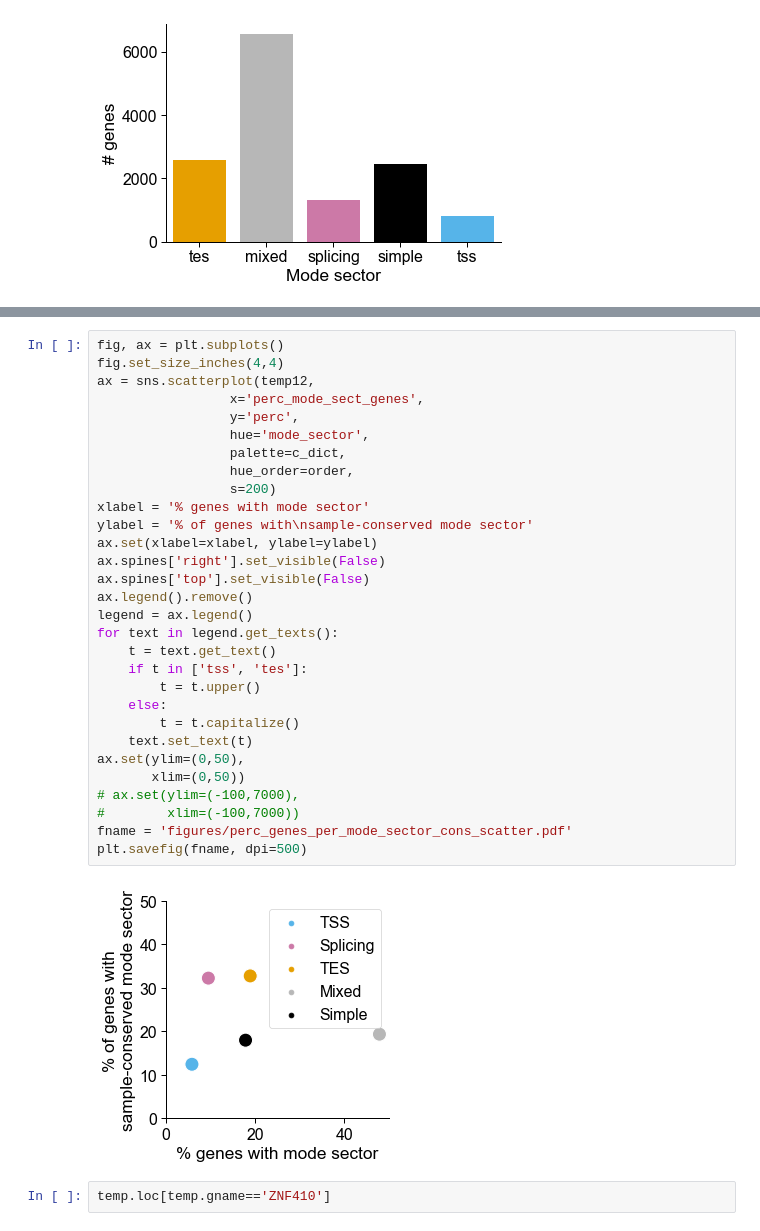
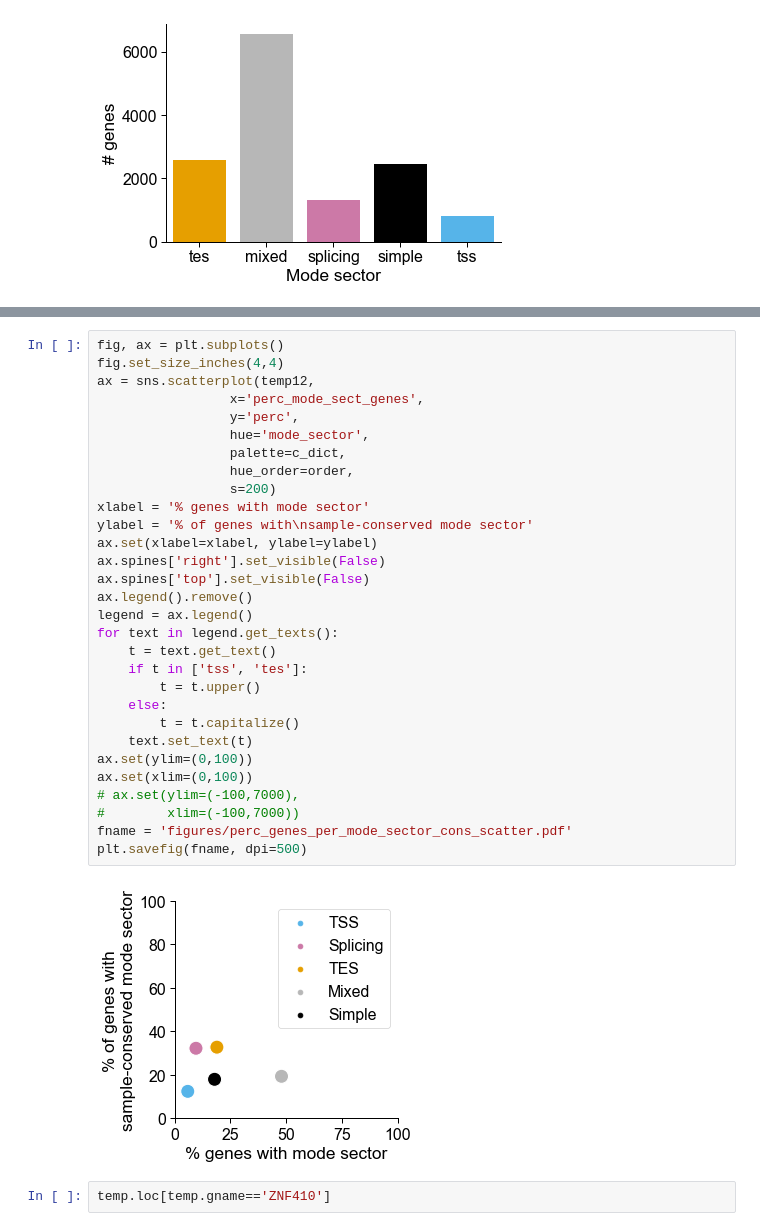
Before and after one commit to fairliereese/paper_rnawg, a Jupyter notebook: figures_revisions/revisions/sample_sector_conservation.ipynb, the cells around one changed output, grey strips where cells are left out. Cells and saved outputs as stored; diff of their text form.

```diff
--- a/figures_revisions/revisions/sample_sector_conservation.ipynb
+++ b/figures_revisions/revisions/sample_sector_conservation.ipynb
@@ -590,35 +660,35 @@ ax.set(ylim=(0,35))
 # %%
 fig, ax = plt.subplots()
 fig.set_size_inches(4,4)
 ax = sns.scatterplot(temp12,
                  x='perc_mode_sect_genes',
                  y='perc',
                  hue='mode_sector',
                  palette=c_dict,
                  hue_order=order,
                  s=200)
 xlabel = '% genes with mode sector'
 ylabel = '% of genes with\nsample-conserved mode sector'
 ax.set(xlabel=xlabel, ylabel=ylabel)
 ax.spines['right'].set_visible(False)
 ax.spines['top'].set_visible(False)
 ax.legend().remove()
 legend = ax.legend()
 for text in legend.get_texts():
     t = text.get_text()
     if t in ['tss', 'tes']:
         t = t.upper()
     else:
         t = t.capitalize()
     text.set_text(t)
-ax.set(ylim=(0,50),
-       xlim=(0,50))
+ax.set(ylim=(0,100))
+ax.set(xlim=(0,100))
 # ax.set(ylim=(-100,7000),
 #        xlim=(-100,7000))
 fname = 'figures/perc_genes_per_mode_sector_cons_scatter.pdf'
 plt.savefig(fname, dpi=500)
 # %% [output]
-[figure, old version]
+[figure, new version]
 # %%
 temp.loc[temp.gname=='ZNF410']
 # %% [output]
```
Also changed, not shown: parts of 52 cells of this notebook, 14 other files.
